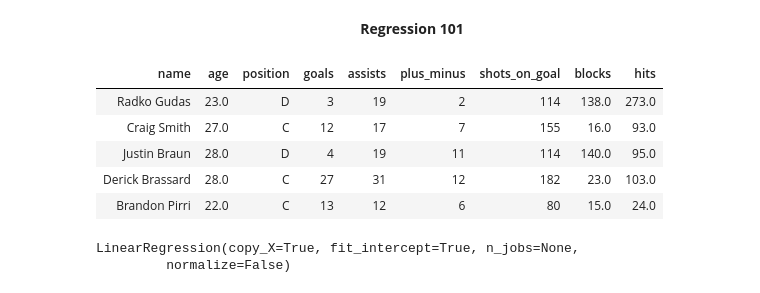
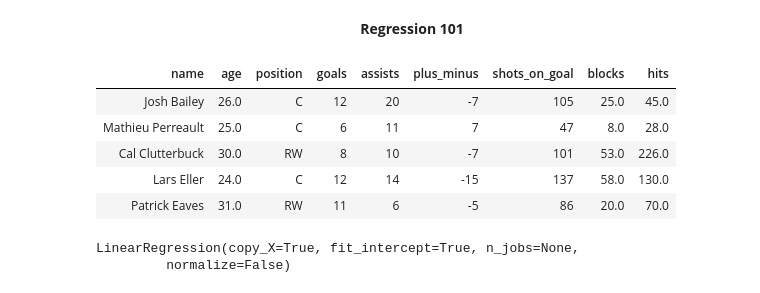
Before and after one commit to MaryLvV/regression, a Jupyter notebook: regression_gone_wrong.ipynb, the cells around one changed output. Saved outputs shown, nothing was run; the diff lists cells and outputs as text; code cells hidden in the pictures.

```diff
--- a/boston.ipynb
+++ b/regression_gone_wrong.ipynb
@@ -47,17 +47,20 @@ df = df[columns].dropna()
 # %%
 from IPython.core.display import HTML
 
-HTML(df.sample(5).to_html(
-    index=False,
-    classes='table table-responsive table-striped table-bordered'
-))
+def display(df, index=False):
+    return HTML(df.to_html(
+        index=index,
+        classes='table table-responsive table-striped table-bordered'
+    ))
+
+display(df.sample(5))
 # %% [output]
 | name | age | position | goals | assists | plus_minus | shots_on_goal | blocks | hits |
-| Radko Gudas | 23.0 | D | 3 | 19 | 2 | 114 | 138.0 | 273.0 |
-| Craig Smith | 27.0 | C | 12 | 17 | 7 | 155 | 16.0 | 93.0 |
-| Justin Braun | 28.0 | D | 4 | 19 | 11 | 114 | 140.0 | 95.0 |
-| Derick Brassard | 28.0 | C | 27 | 31 | 12 | 182 | 23.0 | 103.0 |
-| Brandon Pirri | 22.0 | C | 13 | 12 | 6 | 80 | 15.0 | 24.0 |
+| Josh Bailey | 26.0 | C | 12 | 20 | -7 | 105 | 25.0 | 45.0 |
+| Mathieu Perreault | 25.0 | C | 6 | 11 | 7 | 47 | 8.0 | 28.0 |
+| Cal Clutterbuck | 30.0 | RW | 8 | 10 | -7 | 101 | 53.0 | 226.0 |
+| Lars Eller | 24.0 | C | 12 | 14 | -15 | 137 | 58.0 | 130.0 |
+| Patrick Eaves | 31.0 | RW | 11 | 6 | -5 | 86 | 20.0 | 70.0 |
 # %%
 # step 3 - target:
 y = df['goals']
```
Also changed, not shown: parts of 28 cells of this notebook, 7 other files.
